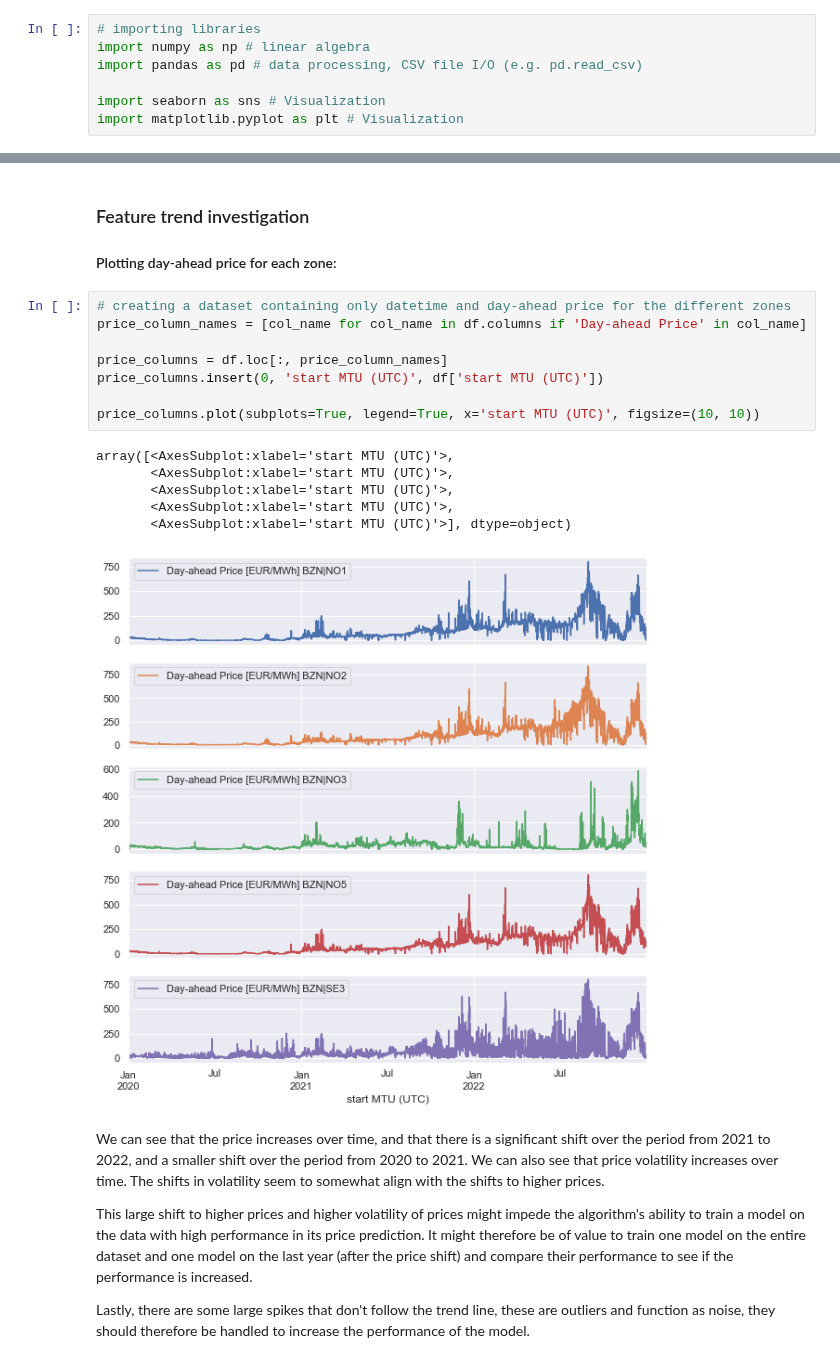
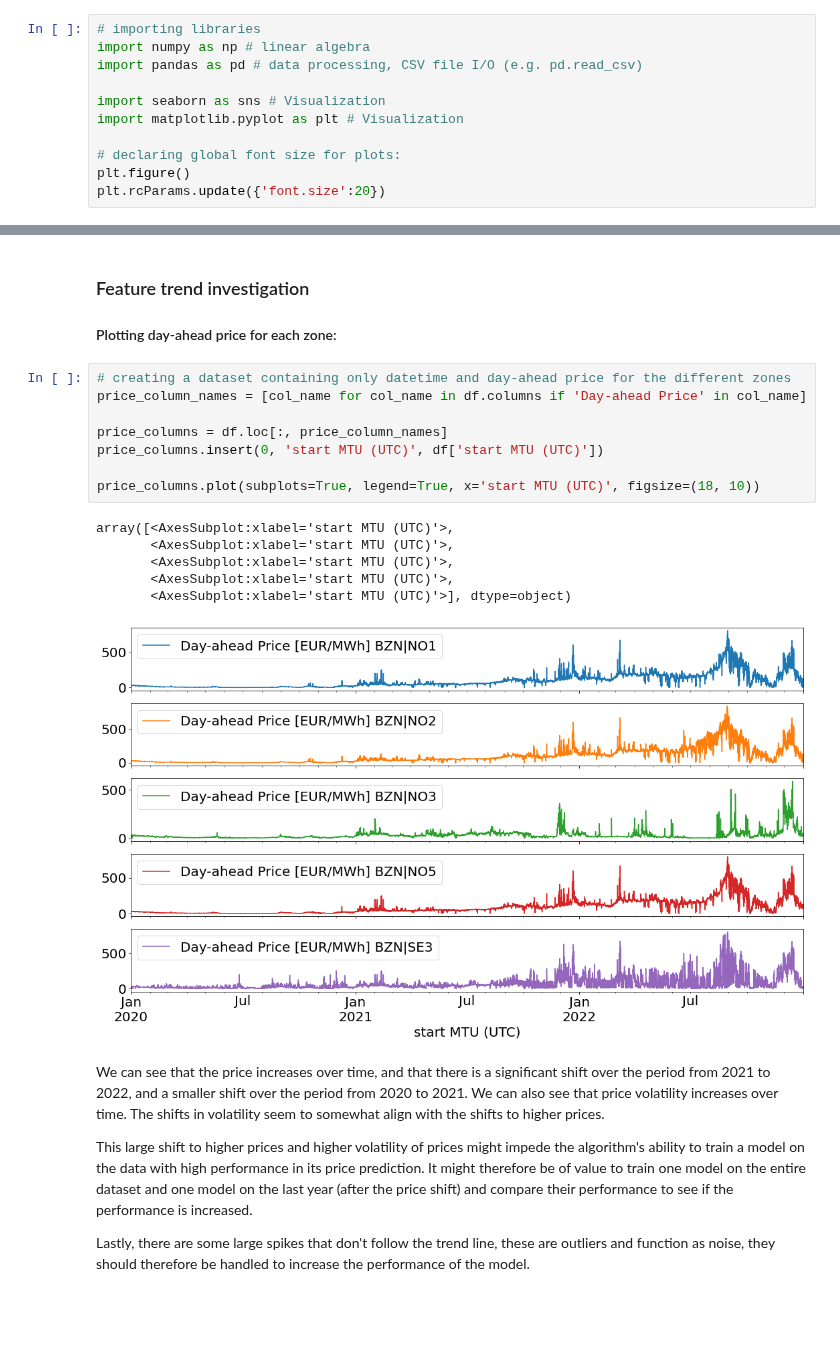
Before and after one commit to HIOF-Bachelor-Project-Group-7/Time-series-energy-price-prediction-bidding-zone-N01, a Jupyter notebook: code/eda_kjell.ipynb, the cells around one changed output, grey strips where cells are left out. Cells and saved outputs as stored; diff of their text form; blank space fills up the shorter version.

```diff
--- a/code/eda_kjell.ipynb
+++ b/code/eda_kjell.ipynb
@@ -7,3 +7,7 @@ import pandas as pd # data processing, CSV file I/O (e.g. pd.read_csv)
 
 import seaborn as sns # Visualization
 import matplotlib.pyplot as plt # Visualization
+
+# declaring global font size for plots:
+plt.figure()
+plt.rcParams.update({'font.size':20})
@@ -102,18 +108,18 @@ df['end MTU (UTC)'] = pd.to_datetime(df['end MTU (UTC)'])
 # %%
 # creating a dataset containing only datetime and day-ahead price for the different zones
 price_column_names = [col_name for col_name in df.columns if 'Day-ahead Price' in col_name]
 
 price_columns = df.loc[:, price_column_names]
 price_columns.insert(0, 'start MTU (UTC)', df['start MTU (UTC)'])
 
-price_columns.plot(subplots=True, legend=True, x='start MTU (UTC)', figsize=(10, 10))
+price_columns.plot(subplots=True, legend=True, x='start MTU (UTC)', figsize=(18, 10))
 # %% [output]
 array([<AxesSubplot:xlabel='start MTU (UTC)'>,
        <AxesSubplot:xlabel='start MTU (UTC)'>,
        <AxesSubplot:xlabel='start MTU (UTC)'>,
        <AxesSubplot:xlabel='start MTU (UTC)'>,
        <AxesSubplot:xlabel='start MTU (UTC)'>], dtype=object)
-[figure, old version]
+[figure, new version]
 # %% [markdown]
 We can see that the price increases over time, and that there is a significant shift over the period from 2021 to 2022, and a smaller shift over the period from 2020 to 2021. We can also see that price volatility increases over time. The shifts in volatility seem to somewhat align with the shifts to higher prices.
 
```
Also changed, not shown: parts of 44 cells of this notebook, 12 other files.
